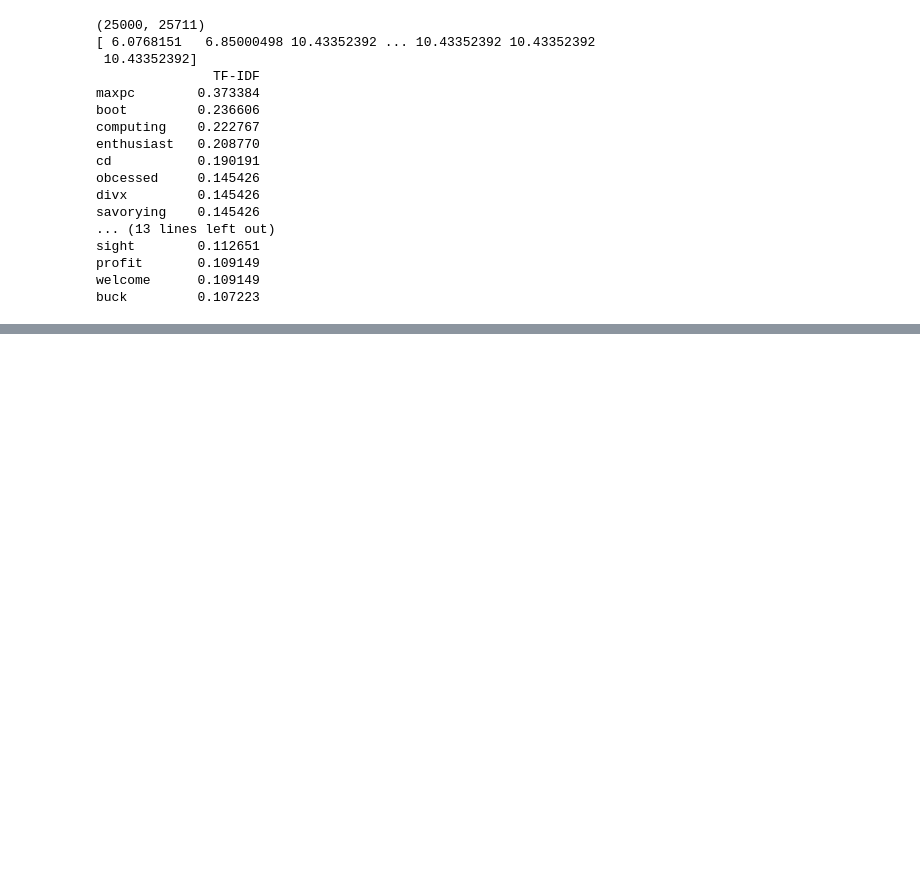
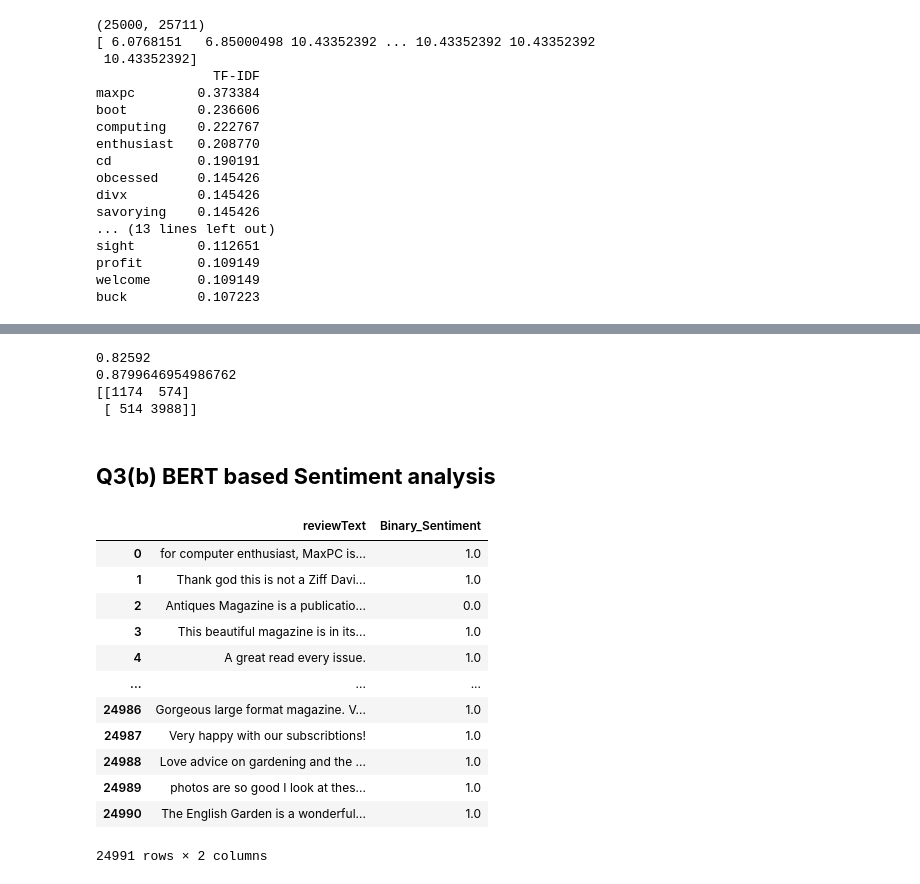
Before and after one commit to Vyoma-garg/Natural-Language-Processing, a Jupyter notebook: Sentiment_Analysis.ipynb, the cells around one changed output, grey strips where cells are left out. Drawn from its saved outputs; the diff is of its cells as text; code cells hidden in the pictures; blank space fills up the shorter version.

```diff
--- a/Sentiment_Analysis.ipynb
+++ b/Sentiment_Analysis.ipynb
@@ -195,0 +452,36 @@ print(sentence_vectors[0])
+# %%
+print(accuracy_score(y_test1,y_pred))
+print(f1_score(y_test1,y_pred))
+print(confusion_matrix(y_test1,y_pred))
+# %% [output]
+0.82592
+0.8799646954986762
+[[1174  574]
+ [ 514 3988]]
+# %% [markdown]
+## **Q3(b) BERT based Sentiment analysis**
+# %%
+df11=df[['reviewText','Binary_Sentiment']]
+# %%
+
+# Dropping the columns having NaN/NaT values
+df12= df11.dropna()
+
+# Resetting the indices using df.reset_index()
+df12 = df12.reset_index(drop=True)
+
+df12
+# %% [output]
+|  | reviewText | Binary_Sentiment |
+| 0 | for computer enthusiast, MaxPC is... | 1.0 |
+| 1 | Thank god this is not a Ziff Davi... | 1.0 |
+| 2 | Antiques Magazine is a publicatio... | 0.0 |
+| 3 | This beautiful magazine is in its... | 1.0 |
+| 4 | A great read every issue. | 1.0 |
+| ... | ... | ... |
+| 24986 | Gorgeous large format magazine. V... | 1.0 |
+| 24987 | Very happy with our subscribtions! | 1.0 |
+| 24988 | Love advice on gardening and the ... | 1.0 |
+| 24989 | photos are so good I look at thes... | 1.0 |
+| 24990 | The English Garden is a wonderful... | 1.0 |
+24991 rows × 2 columns
```
Also changed, not shown: parts of 91 cells of this notebook.
